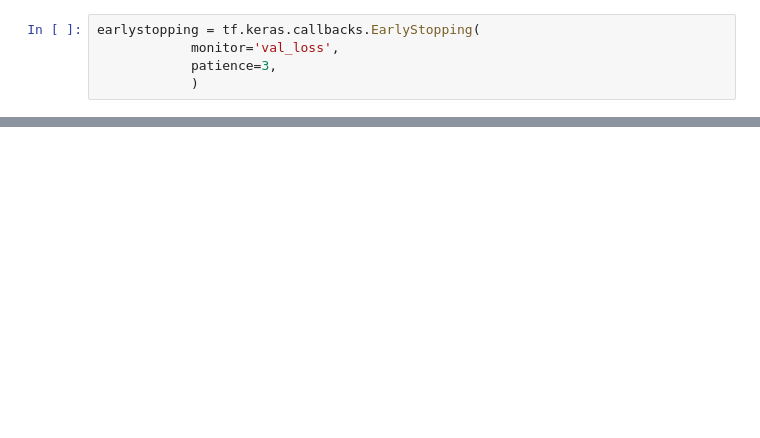
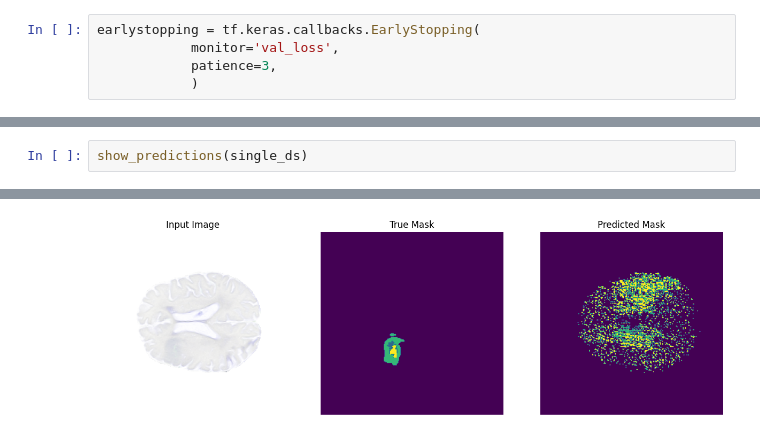
Before and after one commit to Krissi123/Braintumor-Segmentation, a Jupyter notebook: test_upbranch_weighted-lr-0.0001-load_down_model.ipynb, the cells around one changed output, grey strips where cells are left out. Drawn from its saved outputs; the diff is of its cells as text; blank space fills up the shorter version.

```diff
--- a/test_upbranch_weighted-lr-0.0001-load_down_model.ipynb
+++ b/test_upbranch_weighted-lr-0.0001-load_down_model.ipynb
@@ -394,0 +570,3 @@ sample_weights
+# %%
+show_predictions(single_ds)
+# %% [output]
@@ -394,0 +577 @@ sample_weights
+[figure, added]
```
Also changed, not shown: parts of 36 cells of this notebook, 1 other file.
